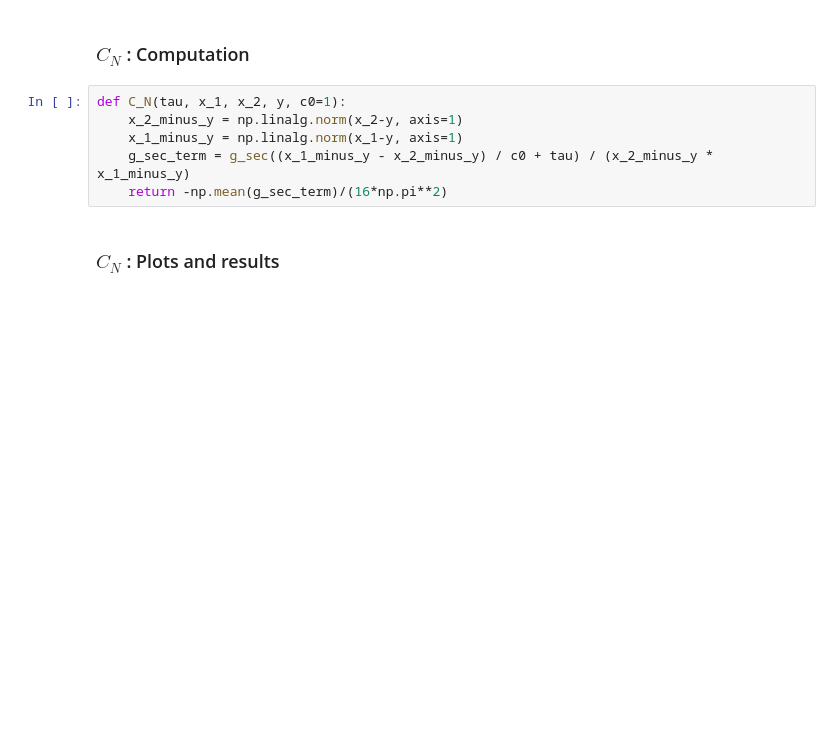
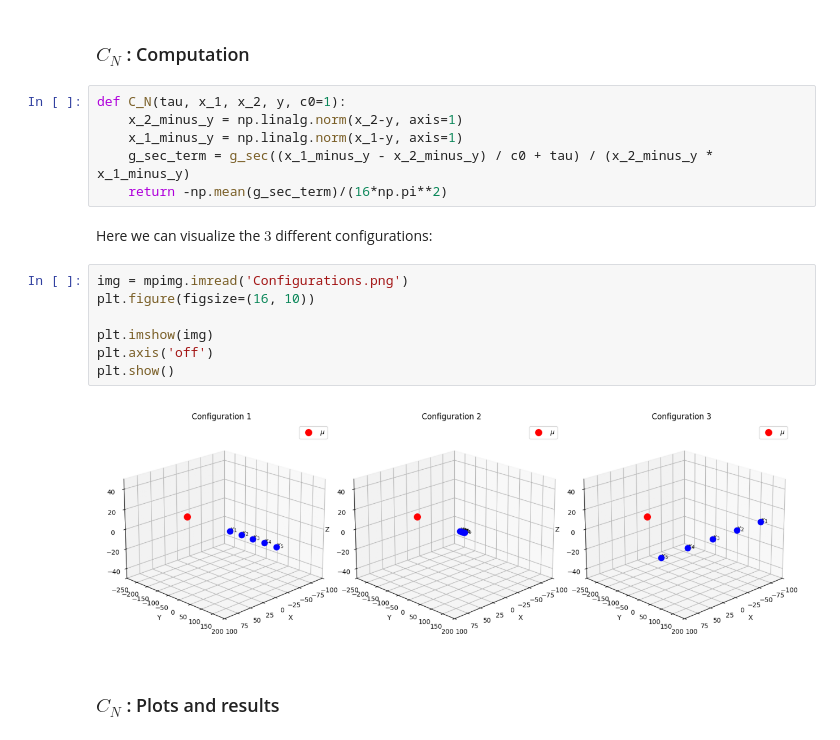
Before and after one commit to mohammed-yassinehabibi/Inverse-Problem, a Jupyter notebook: Project.ipynb, the cells around one changed output. Cells and saved outputs as stored; diff of their text form; blank space fills up the shorter version.

Commit message:
Update Q4 + Configurations image

```diff
--- a/Project.ipynb
+++ b/Project.ipynb
@@ -60,6 +61,17 @@ def C_N(tau, x_1, x_2, y, c0=1):
     x_1_minus_y = np.linalg.norm(x_1-y, axis=1)
     g_sec_term = g_sec((x_1_minus_y - x_2_minus_y) / c0 + tau) / (x_2_minus_y * x_1_minus_y)
     return -np.mean(g_sec_term)/(16*np.pi**2)
+# %% [markdown]
+Here we can visualize the $3$ different configurations:
+# %%
+img = mpimg.imread('Configurations.png')
+plt.figure(figsize=(16, 10))
+
+plt.imshow(img)
+plt.axis('off')
+plt.show()
+# %% [output]
+[figure, added]
 # %% [markdown]
 ### $C_N$ : Plots and results
 # %%
```
Also changed, not shown: parts of 1 cell of this notebook.
